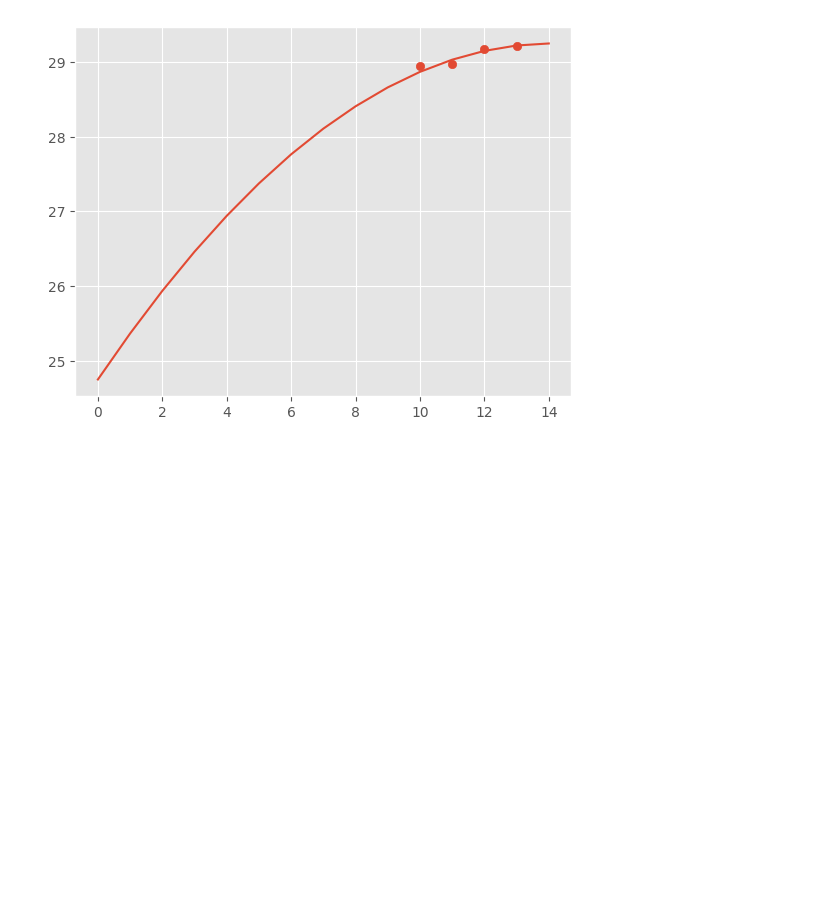
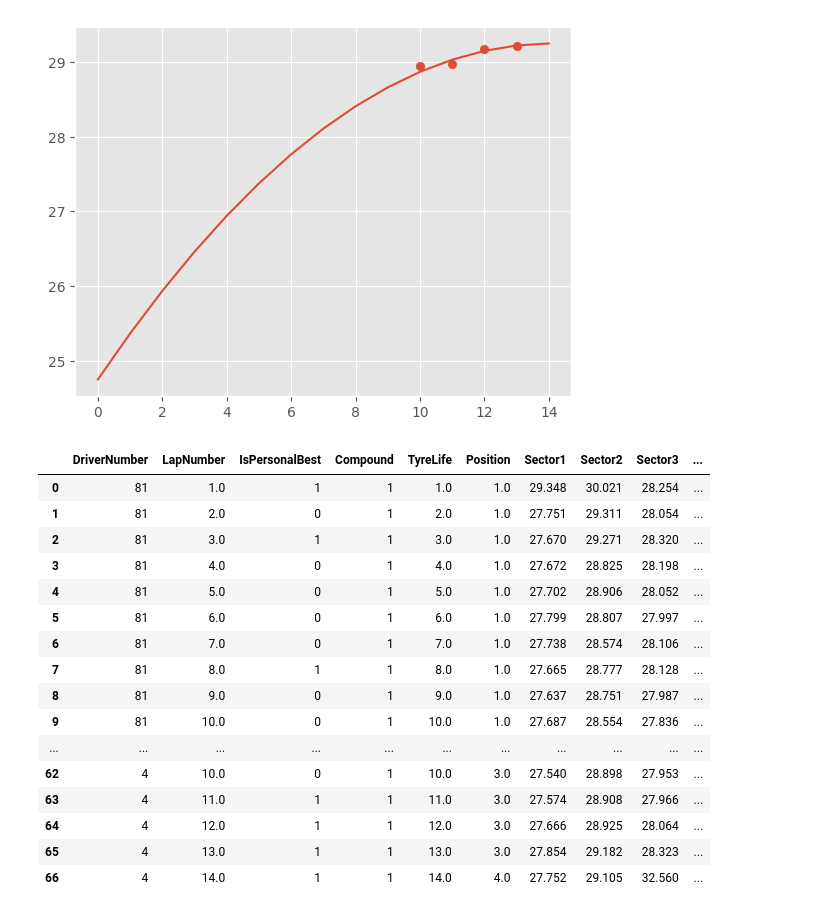
Before and after one commit to Aman-hebbale/pitstop, a Jupyter notebook: pit-stop-analysis.ipynb, the cells around one changed output. Saved outputs shown, nothing was run; the diff lists cells and outputs as text; code cells hidden in the pictures; blank space fills up the shorter version.

```diff
--- a/pit-stop-analysis.ipynb
+++ b/pit-stop-analysis.ipynb
@@ -216,6 +213,7 @@ VER [22, 41]
 # %%
 max_laps=qatar_csv["Driver"].value_counts().max()
 qatar_csv.loc[:,"Finished"]=qatar_csv.groupby("Driver")["Driver"].transform(lambda x:x.count()==max_laps)
+qatar_csv.loc[:,"PitLap"]=qatar_csv.groupby("Driver")["Stint"].transform(lambda x:x.ne(x.shift(-1).ffill()) if len(x)>1 else False)
 # %%
 coefficient=[]
 for driver in drivers:
@@ -500,0 +514,24 @@ grand_prix_list = [
+# %%
+mcLearnData=data.copy()
+mcLearnData=mcLearnData.query("DriverNumber==4 or DriverNumber==81").reset_index(drop=True)
+# mcLearnData[53:67]
+# mcLearnFirstPit=pd.concat([mcLearnData[:16],mcLearnData[53:67]])
+# mcLearnFirstPit
+# %% [output]
+|  | DriverNumber | LapNumber | IsPersonalBest | Compound | TyreLife | Position | Sector1 | Sector2 | Sector3 | ... |
+| 0 | 81 | 1.0 | 1 | 1 | 1.0 | 1.0 | 29.348 | 30.021 | 28.254 | ... |
+| 1 | 81 | 2.0 | 0 | 1 | 2.0 | 1.0 | 27.751 | 29.311 | 28.054 | ... |
+| 2 | 81 | 3.0 | 1 | 1 | 3.0 | 1.0 | 27.670 | 29.271 | 28.320 | ... |
+| 3 | 81 | 4.0 | 0 | 1 | 4.0 | 1.0 | 27.672 | 28.825 | 28.198 | ... |
+| 4 | 81 | 5.0 | 0 | 1 | 5.0 | 1.0 | 27.702 | 28.906 | 28.052 | ... |
+| 5 | 81 | 6.0 | 0 | 1 | 6.0 | 1.0 | 27.799 | 28.807 | 27.997 | ... |
+| 6 | 81 | 7.0 | 0 | 1 | 7.0 | 1.0 | 27.738 | 28.574 | 28.106 | ... |
+| 7 | 81 | 8.0 | 1 | 1 | 8.0 | 1.0 | 27.665 | 28.777 | 28.128 | ... |
+| 8 | 81 | 9.0 | 0 | 1 | 9.0 | 1.0 | 27.637 | 28.751 | 27.987 | ... |
+| 9 | 81 | 10.0 | 0 | 1 | 10.0 | 1.0 | 27.687 | 28.554 | 27.836 | ... |
+| ... | ... | ... | ... | ... | ... | ... | ... | ... | ... | ... |
+| 62 | 4 | 10.0 | 0 | 1 | 10.0 | 3.0 | 27.540 | 28.898 | 27.953 | ... |
+| 63 | 4 | 11.0 | 1 | 1 | 11.0 | 3.0 | 27.574 | 28.908 | 27.966 | ... |
+| 64 | 4 | 12.0 | 1 | 1 | 12.0 | 3.0 | 27.666 | 28.925 | 28.064 | ... |
+| 65 | 4 | 13.0 | 1 | 1 | 13.0 | 3.0 | 27.854 | 29.182 | 28.323 | ... |
+| 66 | 4 | 14.0 | 1 | 1 | 14.0 | 4.0 | 27.752 | 29.105 | 32.560 | ... |
```
Also changed, not shown: parts of 9 cells of this notebook.
